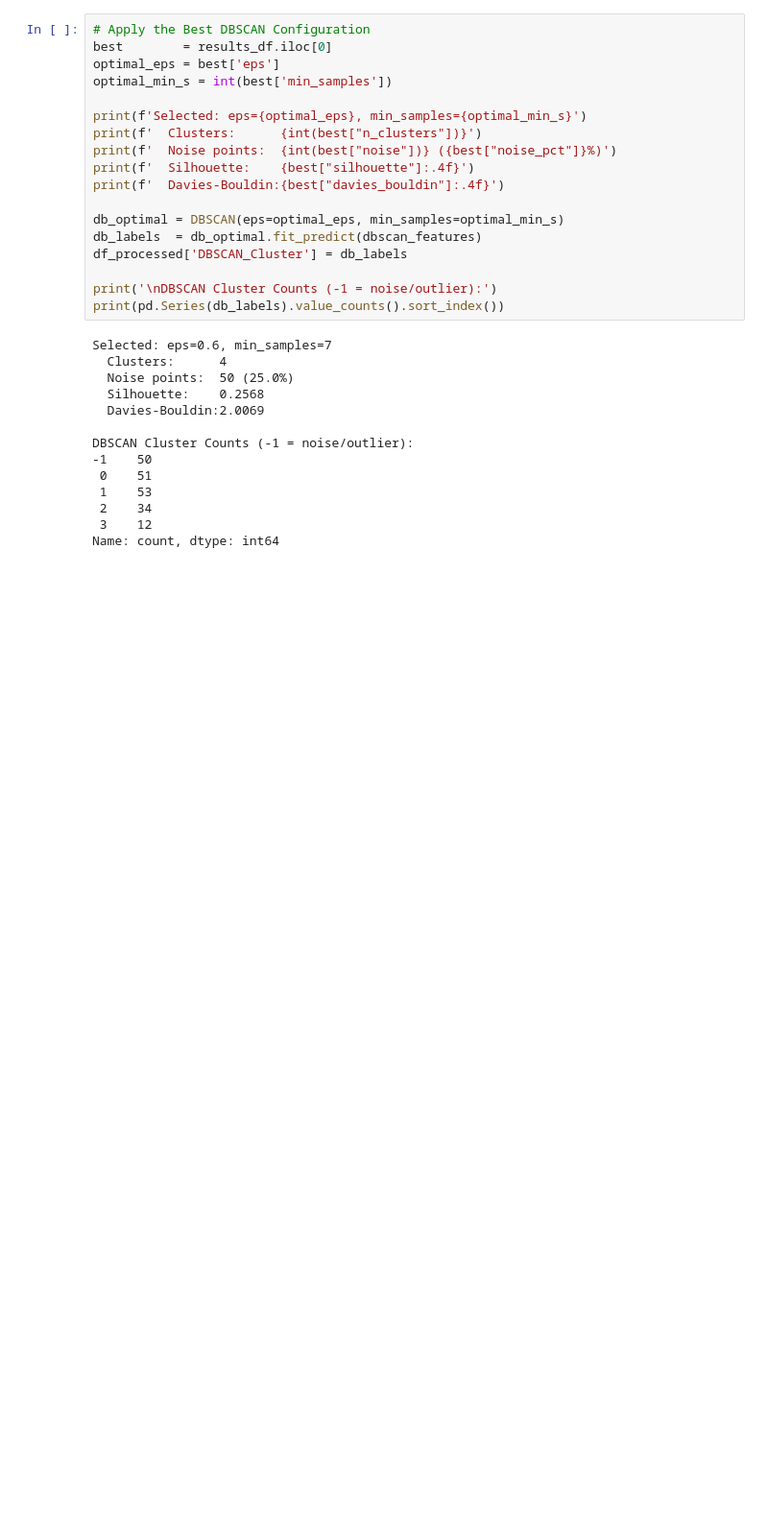
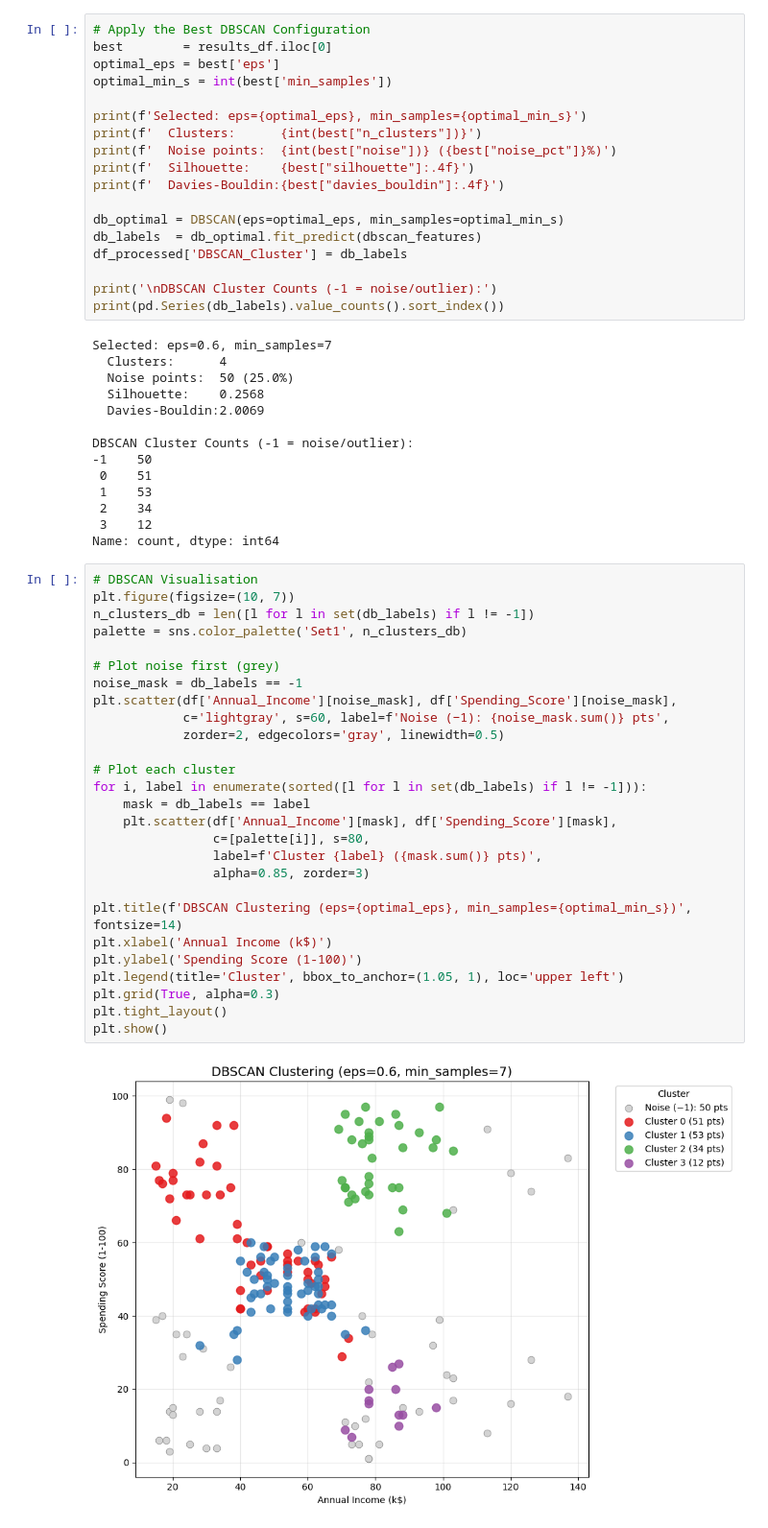
Before and after one commit to Safa30/CSE475_Machine_Learning, a Jupyter notebook: Lab/lab_2/Lab2_Unsupervised_Learning.ipynb, the cells around one changed output. Shown at 96% size. Drawn from its saved outputs; the diff is of its cells as text; blank space fills up the shorter version.

```diff
--- a/Lab/lab_2/Lab2_Unsupervised_Learning.ipynb
+++ b/Lab/lab_2/Lab2_Unsupervised_Learning.ipynb
@@ -659,3 +659,32 @@ DBSCAN Cluster Counts (-1 = noise/outlier):
  2    34
  3    12
 Name: count, dtype: int64
+# %%
+# DBSCAN Visualisation
+plt.figure(figsize=(10, 7))
+n_clusters_db = len([l for l in set(db_labels) if l != -1])
+palette = sns.color_palette('Set1', n_clusters_db)
+
+# Plot noise first (grey)
+noise_mask = db_labels == -1
+plt.scatter(df['Annual_Income'][noise_mask], df['Spending_Score'][noise_mask],
+            c='lightgray', s=60, label=f'Noise (−1): {noise_mask.sum()} pts',
+            zorder=2, edgecolors='gray', linewidth=0.5)
+
+# Plot each cluster
+for i, label in enumerate(sorted([l for l in set(db_labels) if l != -1])):
+    mask = db_labels == label
+    plt.scatter(df['Annual_Income'][mask], df['Spending_Score'][mask],
+                c=[palette[i]], s=80,
+                label=f'Cluster {label} ({mask.sum()} pts)',
+                alpha=0.85, zorder=3)
+
+plt.title(f'DBSCAN Clustering (eps={optimal_eps}, min_samples={optimal_min_s})', fontsize=14)
+plt.xlabel('Annual Income (k$)')
+plt.ylabel('Spending Score (1-100)')
+plt.legend(title='Cluster', bbox_to_anchor=(1.05, 1), loc='upper left')
+plt.grid(True, alpha=0.3)
+plt.tight_layout()
+plt.show()
+# %% [output]
+[figure, added]
```
Also changed, not shown: parts of 5 cells of this notebook.
